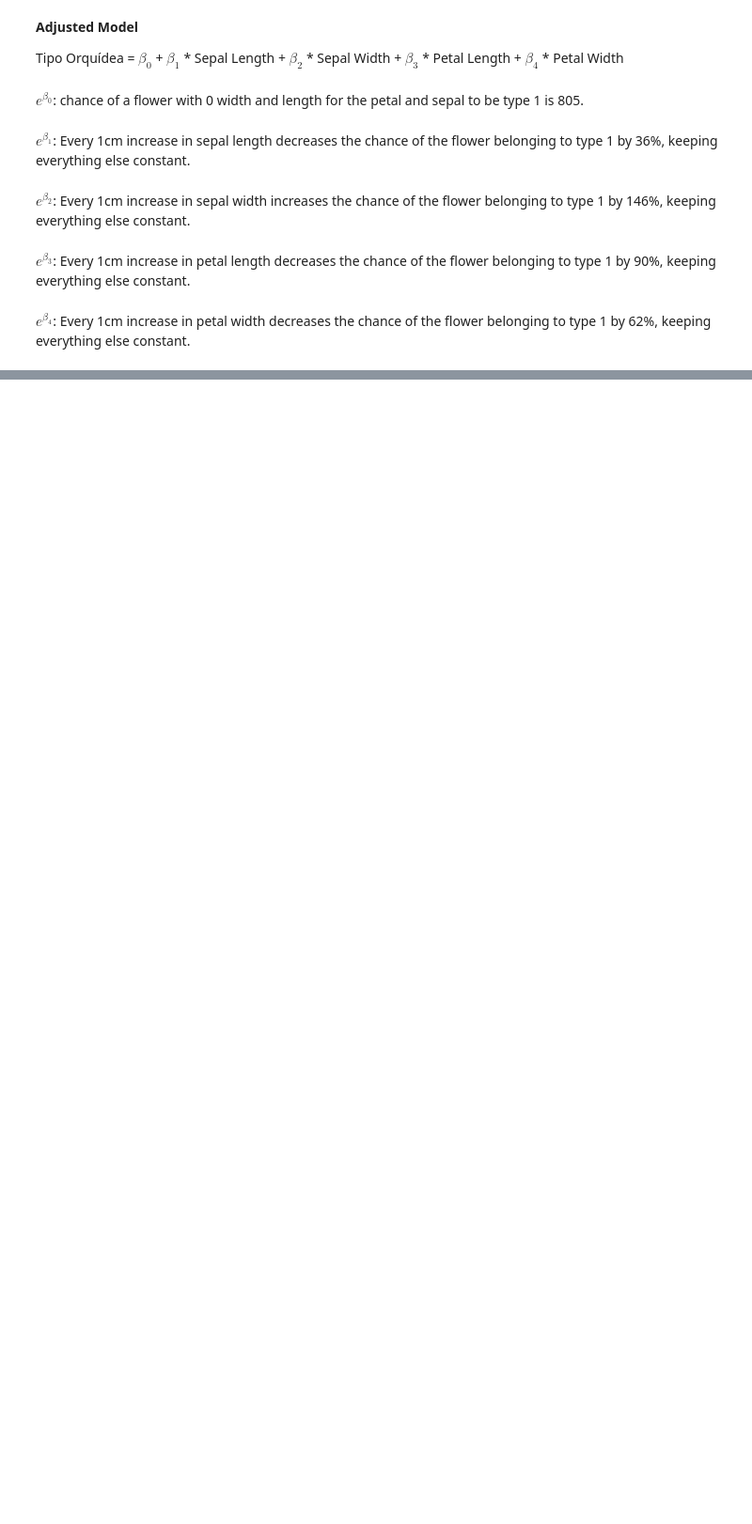
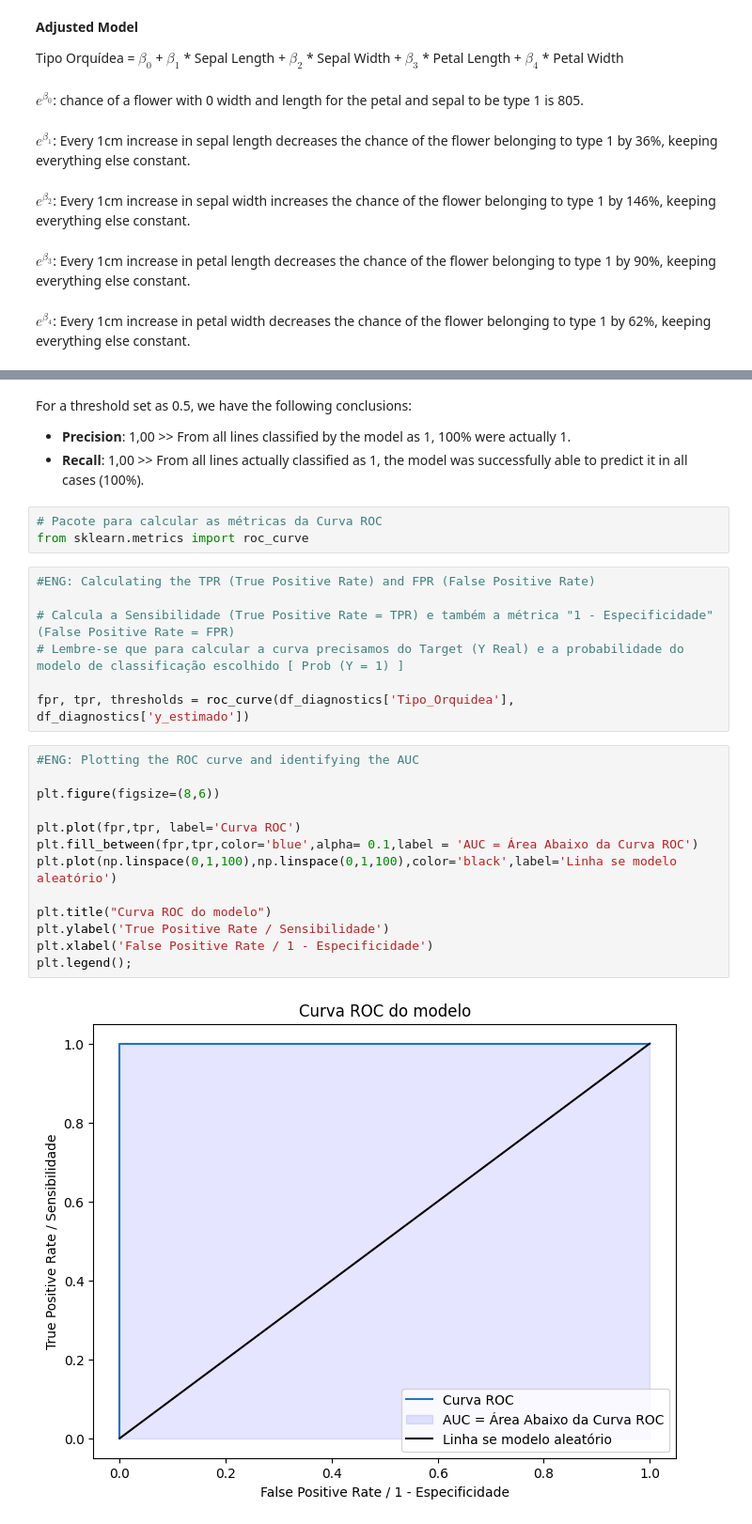
Before and after one commit to davidsagg/work_in_progress, a Jupyter notebook: iris_logistic_regression/Iris_Logistic_Regression.ipynb, the cells around one changed output, grey strips where cells are left out. Shown: that part at 94% size. Saved outputs shown, nothing was run; the diff lists cells and outputs as text; blank space fills up the shorter version.

```diff
--- a/iris_logistic_regression/Iris_Logistic_Regression.ipynb
+++ b/iris_logistic_regression/Iris_Logistic_Regression.ipynb
@@ -129,0 +195,30 @@ $e^{\beta_4}$: Every 1cm increase in petal width decreases the chance of the flo
+# %% [markdown]
+For a threshold set as 0.5, we have the following conclusions:
+
+* **Precision**: 1,00 >> From all lines classified by the model as 1, 100% were actually 1.
+* **Recall**: 1,00 >> From all lines actually classified as 1, the model was successfully able to predict it in all cases (100%).
+# %%
+# Pacote para calcular as métricas da Curva ROC
+from sklearn.metrics import roc_curve
+# %%
+#ENG: Calculating the TPR (True Positive Rate) and FPR (False Positive Rate)
+
+# Calcula a Sensibilidade (True Positive Rate = TPR) e também a métrica "1 - Especificidade" (False Positive Rate = FPR)
+# Lembre-se que para calcular a curva precisamos do Target (Y Real) e a probabilidade do modelo de classificação escolhido [ Prob (Y = 1) ]
+
+fpr, tpr, thresholds = roc_curve(df_diagnostics['Tipo_Orquidea'], df_diagnostics['y_estimado'])
+# %%
+#ENG: Plotting the ROC curve and identifying the AUC
+
+plt.figure(figsize=(8,6))
+
+plt.plot(fpr,tpr, label='Curva ROC')
+plt.fill_between(fpr,tpr,color='blue',alpha= 0.1,label = 'AUC = Área Abaixo da Curva ROC')
+plt.plot(np.linspace(0,1,100),np.linspace(0,1,100),color='black',label='Linha se modelo aleatório')
+
+plt.title("Curva ROC do modelo")
+plt.ylabel('True Positive Rate / Sensibilidade')
+plt.xlabel('False Positive Rate / 1 - Especificidade')
+plt.legend();
+# %% [output]
+[figure, added]
```
Also changed, not shown: parts of 14 cells of this notebook.
